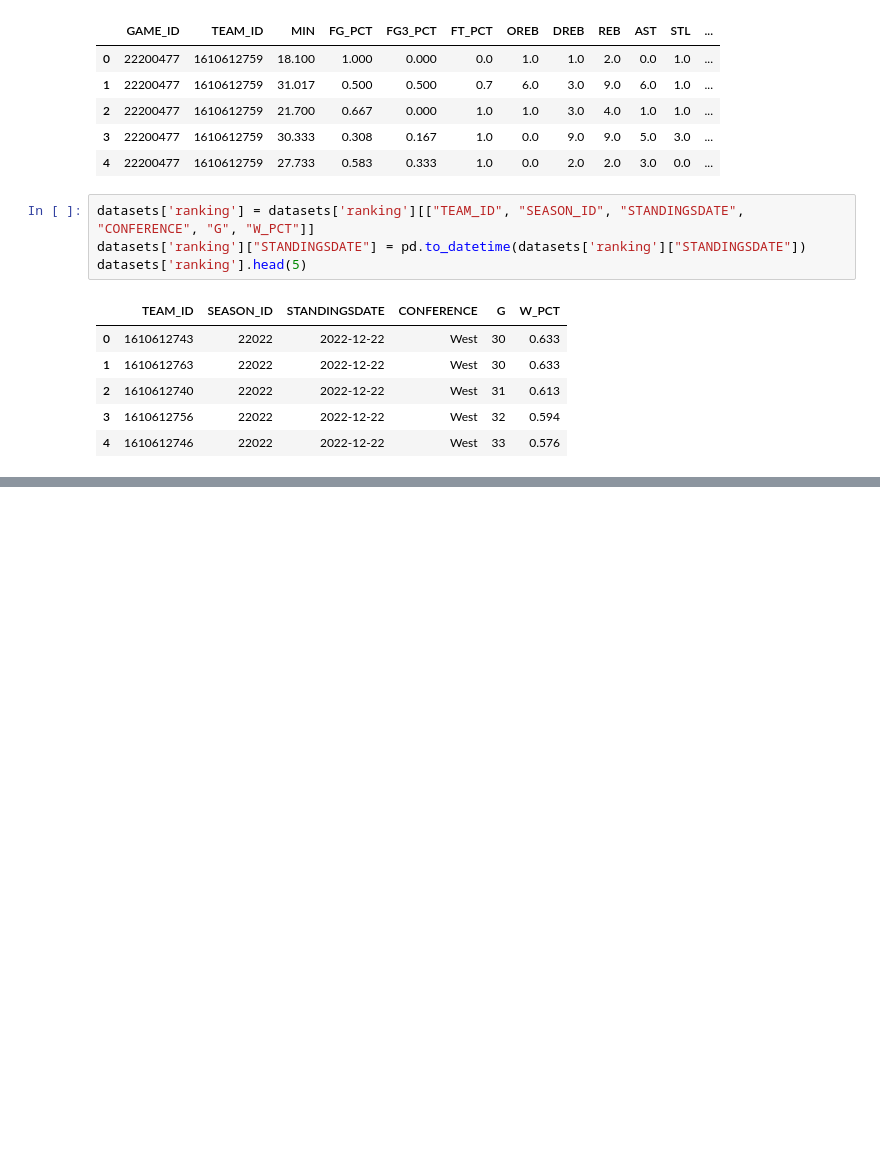
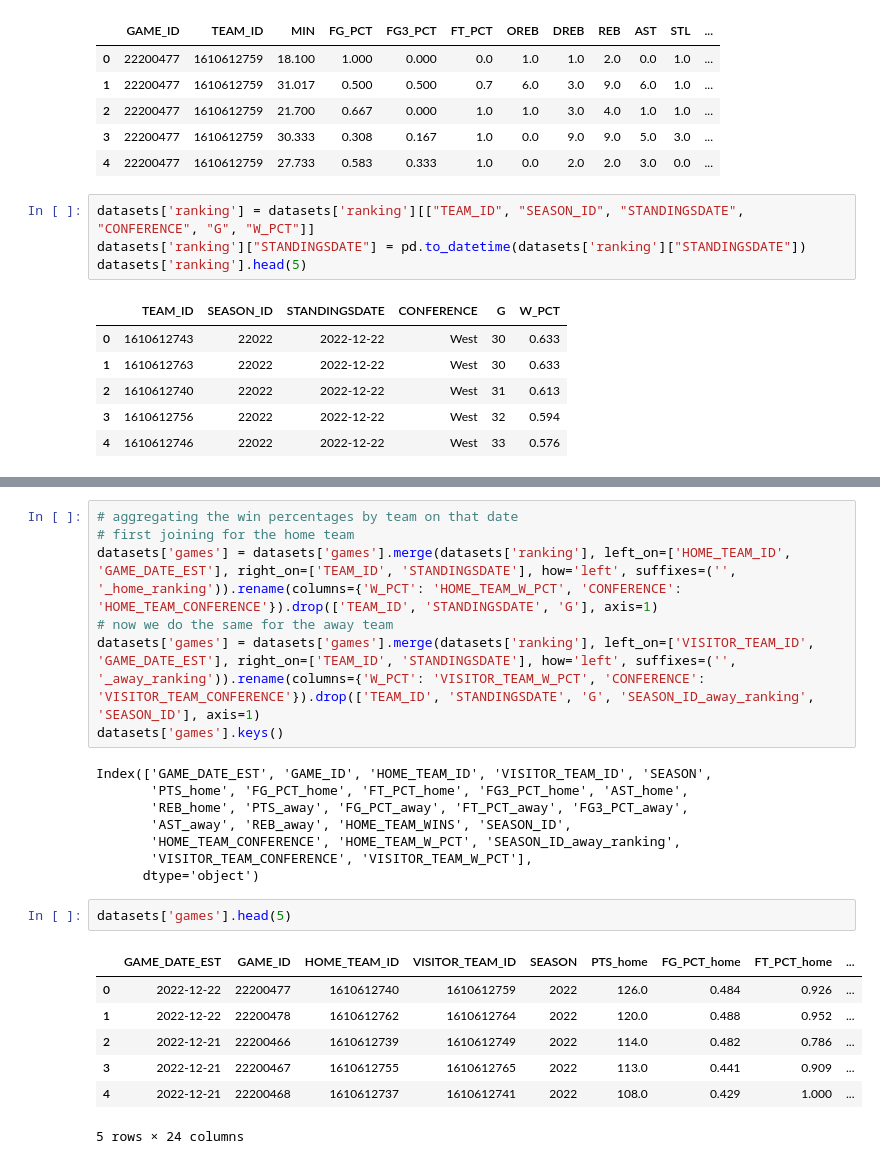
Before and after one commit to musjawai/data102-final-project, a Jupyter notebook: predictors.ipynb, the cells around one changed output, grey strips where cells are left out. Cells and saved outputs as stored; diff of their text form; blank space fills up the shorter version.

```diff
--- a/predictors.ipynb
+++ b/predictors.ipynb
@@ -74,0 +98,25 @@ TypeError: unhashable type: 'list'
+# %%
+# aggregating the win percentages by team on that date
+# first joining for the home team
+datasets['games'] = datasets['games'].merge(datasets['ranking'], left_on=['HOME_TEAM_ID', 'GAME_DATE_EST'], right_on=['TEAM_ID', 'STANDINGSDATE'], how='left', suffixes=('', '_home_ranking')).rename(columns={'W_PCT': 'HOME_TEAM_W_PCT', 'CONFERENCE': 'HOME_TEAM_CONFERENCE'}).drop(['TEAM_ID', 'STANDINGSDATE', 'G'], axis=1)
+# now we do the same for the away team
+datasets['games'] = datasets['games'].merge(datasets['ranking'], left_on=['VISITOR_TEAM_ID', 'GAME_DATE_EST'], right_on=['TEAM_ID', 'STANDINGSDATE'], how='left', suffixes=('', '_away_ranking')).rename(columns={'W_PCT': 'VISITOR_TEAM_W_PCT', 'CONFERENCE': 'VISITOR_TEAM_CONFERENCE'}).drop(['TEAM_ID', 'STANDINGSDATE', 'G', 'SEASON_ID_away_ranking', 'SEASON_ID'], axis=1)
+datasets['games'].keys()
+# %% [output]
+Index(['GAME_DATE_EST', 'GAME_ID', 'HOME_TEAM_ID', 'VISITOR_TEAM_ID', 'SEASON',
+       'PTS_home', 'FG_PCT_home', 'FT_PCT_home', 'FG3_PCT_home', 'AST_home',
+       'REB_home', 'PTS_away', 'FG_PCT_away', 'FT_PCT_away', 'FG3_PCT_away',
+       'AST_away', 'REB_away', 'HOME_TEAM_WINS', 'SEASON_ID',
+       'HOME_TEAM_CONFERENCE', 'HOME_TEAM_W_PCT', 'SEASON_ID_away_ranking',
+       'VISITOR_TEAM_CONFERENCE', 'VISITOR_TEAM_W_PCT'],
+      dtype='object')
+# %%
+datasets['games'].head(5)
+# %% [output]
+|  | GAME_DATE_EST | GAME_ID | HOME_TEAM_ID | VISITOR_TEAM_ID | SEASON | PTS_home | FG_PCT_home | FT_PCT_home | ... |
+| 0 | 2022-12-22 | 22200477 | 1610612740 | 1610612759 | 2022 | 126.0 | 0.484 | 0.926 | ... |
+| 1 | 2022-12-22 | 22200478 | 1610612762 | 1610612764 | 2022 | 120.0 | 0.488 | 0.952 | ... |
+| 2 | 2022-12-21 | 22200466 | 1610612739 | 1610612749 | 2022 | 114.0 | 0.482 | 0.786 | ... |
+| 3 | 2022-12-21 | 22200467 | 1610612755 | 1610612765 | 2022 | 113.0 | 0.441 | 0.909 | ... |
+| 4 | 2022-12-21 | 22200468 | 1610612737 | 1610612741 | 2022 | 108.0 | 0.429 | 1.000 | ... |
+5 rows × 24 columns
```
Also changed, not shown: parts of 4 cells of this notebook.
